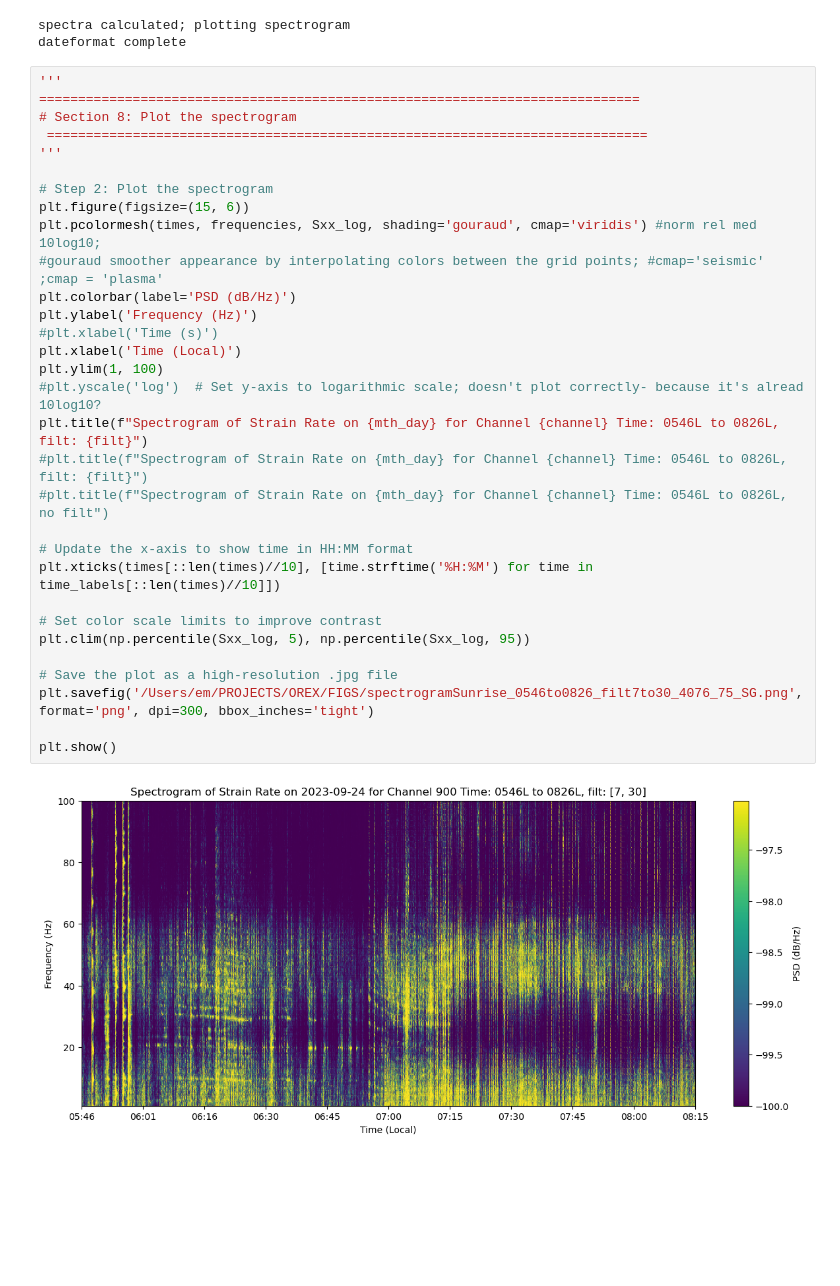
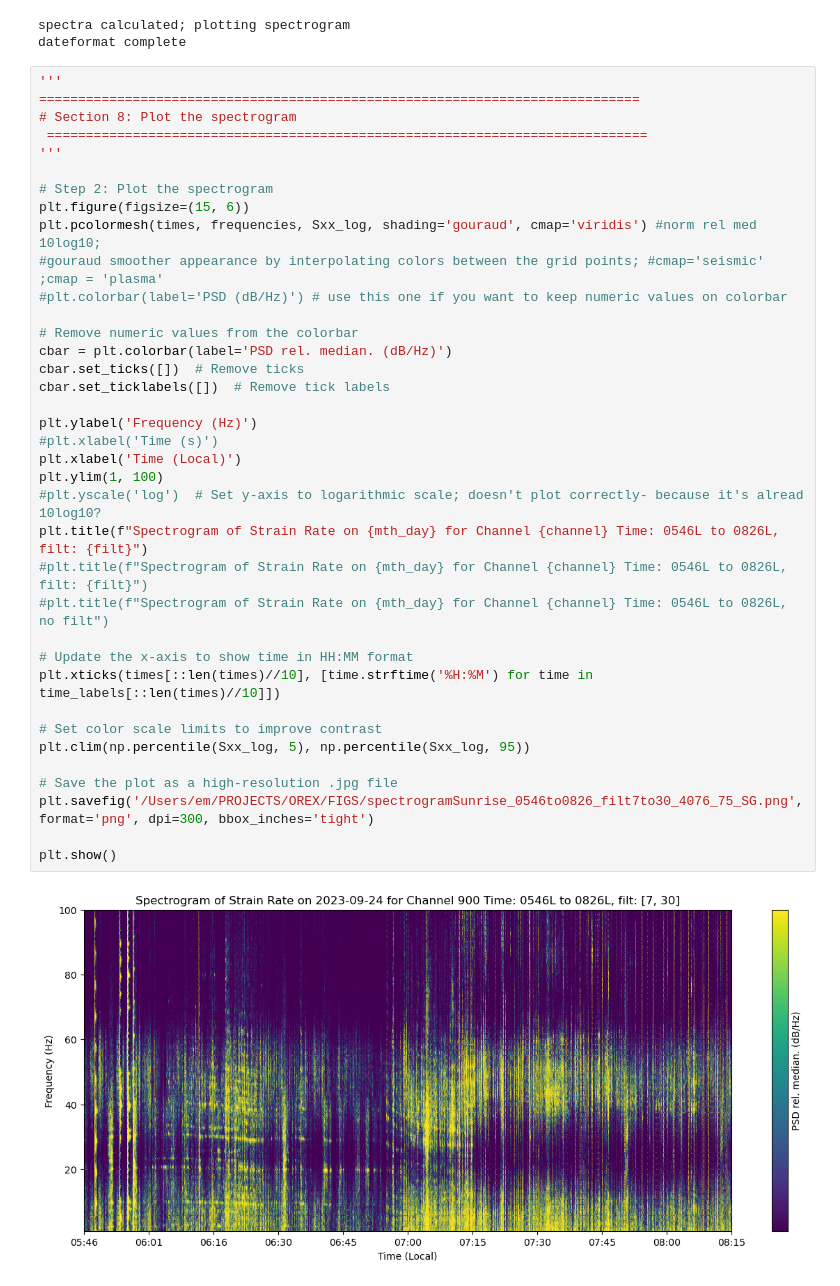
Before and after one commit to eamcghee/APSensingDASAnalysis, a Jupyter notebook: Strain_to_StrainRateSpectrogram.ipynb, the cells around one changed output. Drawn from its saved outputs; the diff is of its cells as text; blank space fills up the shorter version.

```diff
--- a/Strain_to_StrainRateSpectrogram.ipynb
+++ b/Strain_to_StrainRateSpectrogram.ipynb
@@ -266,32 +273,38 @@ dateformat complete
 '''
 =============================================================================
 # Section 8: Plot the spectrogram
  =============================================================================
 '''
 
 # Step 2: Plot the spectrogram
 plt.figure(figsize=(15, 6))
 plt.pcolormesh(times, frequencies, Sxx_log, shading='gouraud', cmap='viridis') #norm rel med 10log10;
 #gouraud smoother appearance by interpolating colors between the grid points; #cmap='seismic' ;cmap = 'plasma'
-plt.colorbar(label='PSD (dB/Hz)')
+#plt.colorbar(label='PSD (dB/Hz)') # use this one if you want to keep numeric values on colorbar
+
+# Remove numeric values from the colorbar
+cbar = plt.colorbar(label='PSD rel. median. (dB/Hz)')
+cbar.set_ticks([])  # Remove ticks
+cbar.set_ticklabels([])  # Remove tick labels
+
 plt.ylabel('Frequency (Hz)')
 #plt.xlabel('Time (s)')
 plt.xlabel('Time (Local)')
 plt.ylim(1, 100)
 #plt.yscale('log')  # Set y-axis to logarithmic scale; doesn't plot correctly- because it's alread 10log10?
 plt.title(f"Spectrogram of Strain Rate on {mth_day} for Channel {channel} Time: 0546L to 0826L, filt: {filt}")
 #plt.title(f"Spectrogram of Strain Rate on {mth_day} for Channel {channel} Time: 0546L to 0826L, filt: {filt}")
 #plt.title(f"Spectrogram of Strain Rate on {mth_day} for Channel {channel} Time: 0546L to 0826L, no filt")
 
 # Update the x-axis to show time in HH:MM format
 plt.xticks(times[::len(times)//10], [time.strftime('%H:%M') for time in time_labels[::len(times)//10]])
 
 # Set color scale limits to improve contrast
 plt.clim(np.percentile(Sxx_log, 5), np.percentile(Sxx_log, 95))
 
 # Save the plot as a high-resolution .jpg file
 plt.savefig('/Users/em/PROJECTS/OREX/FIGS/spectrogramSunrise_0546to0826_filt7to30_4076_75_SG.png', format='png', dpi=300, bbox_inches='tight')
 
 plt.show()
 # %% [output]
-[figure, old version]
+[figure, new version]
```
Also changed, not shown: parts of 1 cell of this notebook.
